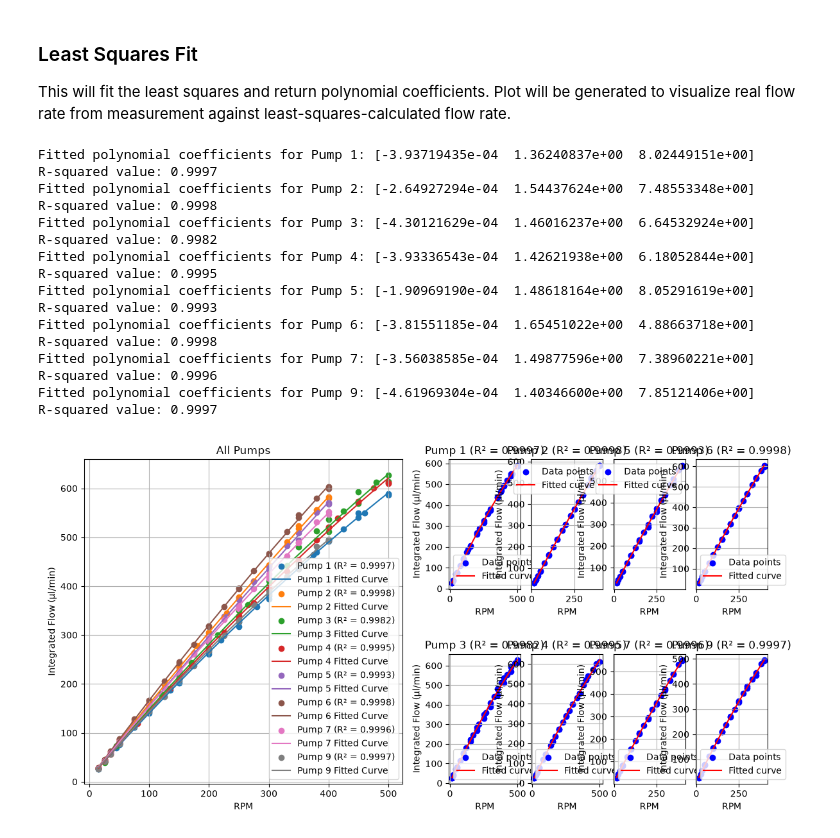
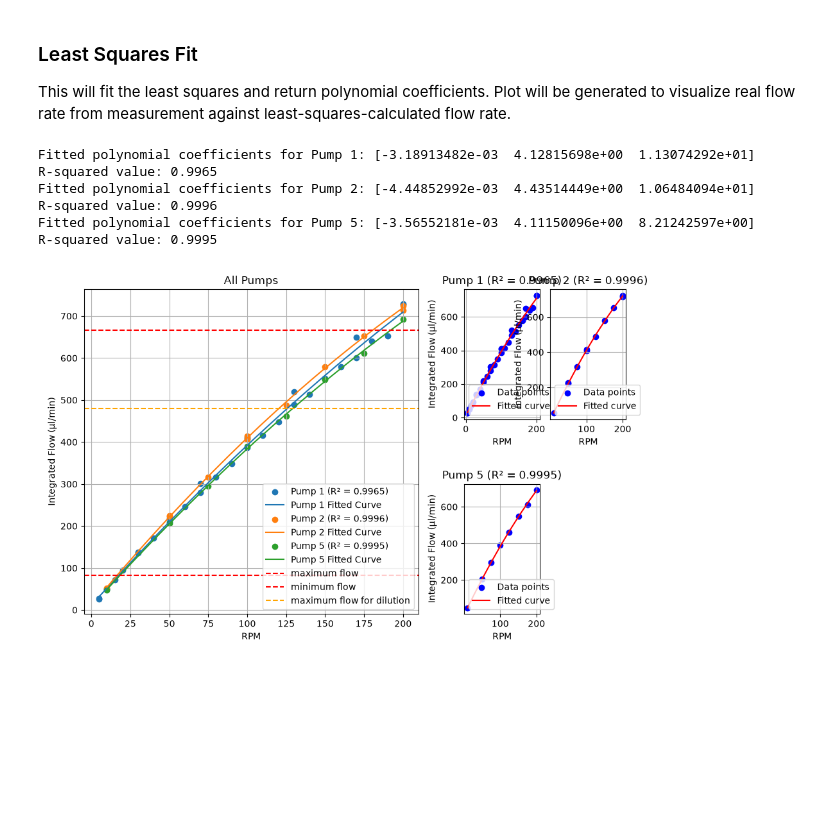
Before and after one commit to Patipolt/evoflow_control_entity, a Jupyter notebook: doc/evoflow_flow_calibration/flow_calibration.ipynb, the cells around one changed output. Drawn from its saved outputs; the diff is of its cells as text; code cells hidden in the pictures; blank space fills up the shorter version.

```diff
--- a/doc/evoflow_flow_calibration/flow_calibration.ipynb
+++ b/doc/evoflow_flow_calibration/flow_calibration.ipynb
@@ -38,6 +38,7 @@ class PumpData:
 # Find the data file in the folder
 # DATA_FOLDER = ["pump_1", "pump_2", "pump_3", "pump_4", "pump_5", "pump_6", "pump_7", "pump_9"]
 DATA_FOLDER = ["pump_5", "pump_6", "pump_7", "pump_9"]
+DATA_FOLDER = ["KPMP10/pump_1", "KPMP10/pump_2", "KPMP10/pump_5"]
 
 # set up the storage for pump data
 pump_storage = []
@@ -97,7 +98,7 @@ for folder in DATA_FOLDER:
         # print(f"Pump {pump_x} at {rpm} rpm: Average flow = {average_flow:.2f} µl/min")
 
         rpm_values.append(int(rpm))
-        integrated_flows.append(integrated_flow)
+        integrated_flows.append(integrated_flow/10)
 
     # store the data in the pump storage
     for pump_data in pump_storage:
@@ -129,9 +125,6 @@ gs = gridspec.GridSpec(1, 2, width_ratios=[1, 1])
 
 # left subplot for all pump plots together
 all_plot = fig.add_subplot(gs[0, 0])
-all_plot.set_title('Flow Calibration for All Pumps')
-all_plot.set_xlabel('RPM')
-all_plot.set_ylabel('Integrated Flow (µl/min)')
 all_plot.grid(True)
 
 # right subplot for each pump's data and fitted curve
@@ -193,46 +186,39 @@ for pump_data in pump_storage:
     print(f"R-squared value: {r_squared:.4f}")
 
 # Hide any unused individual subplots.
 for j in range(valid_plot_count, len(individual_axes)):
     individual_axes[j].set_visible(False)
 
 all_plot.set_title('All Pumps')
 all_plot.set_xlabel('RPM')
 all_plot.set_ylabel('Integrated Flow (µl/min)')
+all_plot.axhline(y=666, color='red', linewidth=1.5, linestyle='--', label='maximum flow')
+all_plot.axhline(y=83, color='red', linewidth=1.5, linestyle='--', label='minimum flow')
+all_plot.axhline(y=480, color='orange', linewidth=1.5, linestyle='--', label='maximum flow for dilution')
 all_plot.legend()
 plt.tight_layout()
 plt.show()
 
 # print(f"Fitted polynomial coefficients for Pump {pump_x}: {coefficients}")
 # print(f"R-squared value: {r_squared:.4f}")
 
 # # Always use a fresh figure so reruns do not stack previous traces
 # plt.close('all')
 # fig, ax = plt.subplots()
 # ax.scatter(rpm_values, integrated_flows, color='blue', label='Data points')
 # ax.plot(rpm_range, fitted_flows, color='red', label='Fitted curve')
 # ax.set_title(f'Flow Calibration for Pump {pump_x}')
 # ax.set_xlabel('RPM')
 # ax.set_ylabel('Integrated Flow (µl/min)')
 # ax.legend()
 # ax.grid(True)
 # fig.tight_layout()
 # plt.show()
 # %% [output]
-Fitted polynomial coefficients for Pump 1: [-3.93719435e-04  1.36240837e+00  8.02449151e+00]
-R-squared value: 0.9997
-Fitted polynomial coefficients for Pump 2: [-2.64927294e-04  1.54437624e+00  7.48553348e+00]
-R-squared value: 0.9998
-Fitted polynomial coefficients for Pump 3: [-4.30121629e-04  1.46016237e+00  6.64532924e+00]
-R-squared value: 0.9982
-Fitted polynomial coefficients for Pump 4: [-3.93336543e-04  1.42621938e+00  6.18052844e+00]
+Fitted polynomial coefficients for Pump 1: [-3.18913482e-03  4.12815698e+00  1.13074292e+01]
+R-squared value: 0.9965
+Fitted polynomial coefficients for Pump 2: [-4.44852992e-03  4.43514449e+00  1.06484094e+01]
+R-squared value: 0.9996
+Fitted polynomial coefficients for Pump 5: [-3.56552181e-03  4.11150096e+00  8.21242597e+00]
 R-squared value: 0.9995
-Fitted polynomial coefficients for Pump 5: [-1.90969190e-04  1.48618164e+00  8.05291619e+00]
-R-squared value: 0.9993
-Fitted polynomial coefficients for Pump 6: [-3.81551185e-04  1.65451022e+00  4.88663718e+00]
-R-squared value: 0.9998
-Fitted polynomial coefficients for Pump 7: [-3.56038585e-04  1.49877596e+00  7.38960221e+00]
-R-squared value: 0.9996
-Fitted polynomial coefficients for Pump 9: [-4.61969304e-04  1.40346600e+00  7.85121406e+00]
-R-squared value: 0.9997
-[figure, old version]
+[figure, new version]
```
Also changed, not shown: parts of 1 cell of this notebook, 9 other files.
